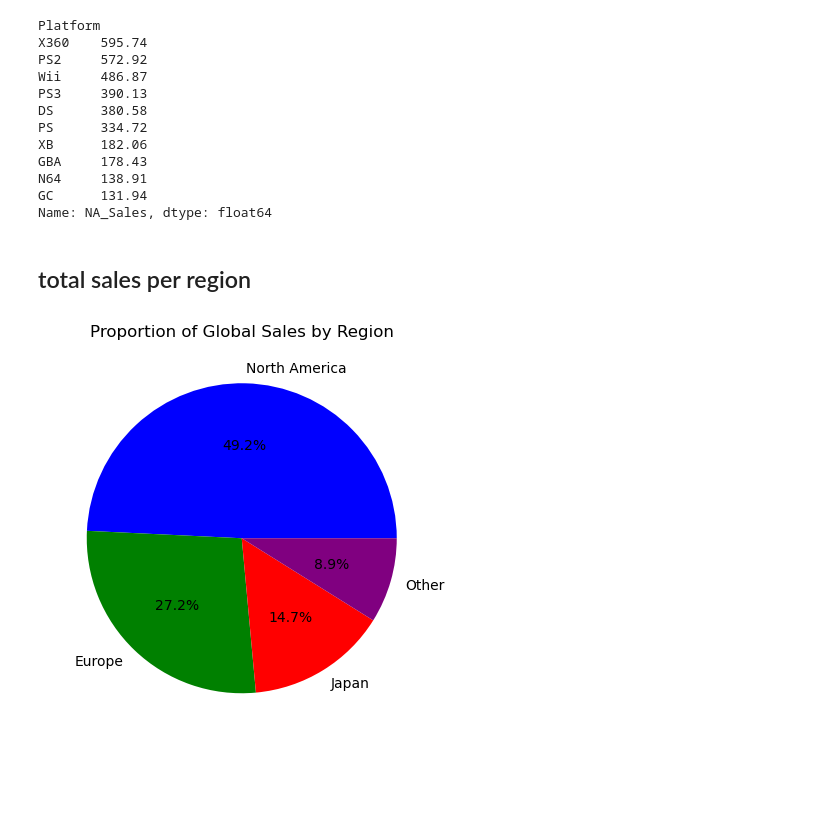
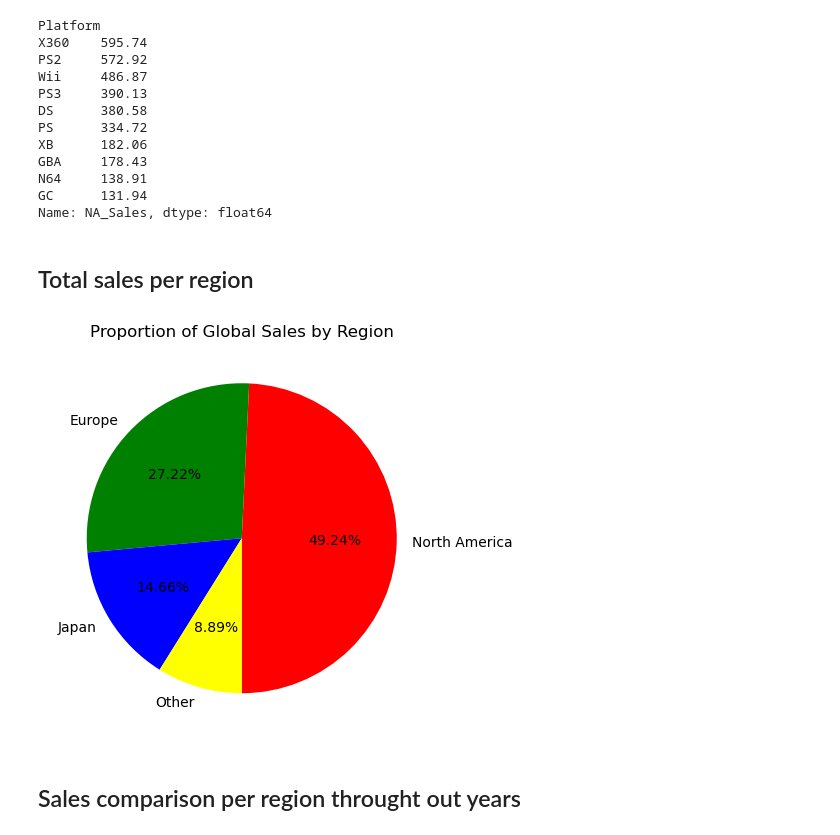
Before and after one commit to abdullahilyas3450/Video-Game-Sales---Trends-Analysis, a Jupyter notebook: video_games_sales.ipynb, the cells around one changed output. Saved outputs shown, nothing was run; the diff lists cells and outputs as text; code cells hidden in the pictures; blank space fills up the shorter version.

```diff
--- a/video_games_sales.ipynb
+++ b/video_games_sales.ipynb
@@ -79,3 +77 @@ dtype: int64
-# %%
-df.drop(columns=['Critic_Score','Critic_Count','User_Score','User_Count','Developer','Rating'], inplace = True)
 # %% [markdown]
@@ -390,21 +392,23 @@ N64     138.91
 GC      131.94
 Name: NA_Sales, dtype: float64
 # %% [markdown]
-## total sales per region
+## Total sales per region
 # %%
 region_sales = [
     df['NA_Sales'].sum(),
     df['EU_Sales'].sum(),
     df['JP_Sales'].sum(),
     df['Other_Sales'].sum()
 ]
 
 labels = ['North America', 'Europe', 'Japan', 'Other']
-colors = ['blue', 'green', 'red', 'purple']
+colors =['Red','Green','Blue','Yellow','Magenta','AntiqueWhite']
 
 plt.figure(figsize=(5, 10))
-plt.pie(region_sales, labels=labels, colors=colors, autopct='%1.1f%%')
+plt.pie(region_sales, labels=labels, colors=colors, startangle=270,autopct='%0.2f%%')
 plt.title('Proportion of Global Sales by Region')
 plt.show()
 # %% [output]
-[figure, old version]
+[figure, new version]
+# %% [markdown]
+## Sales comparison per region throught out years
```
Also changed, not shown: parts of 48 cells of this notebook, 1 other file.
